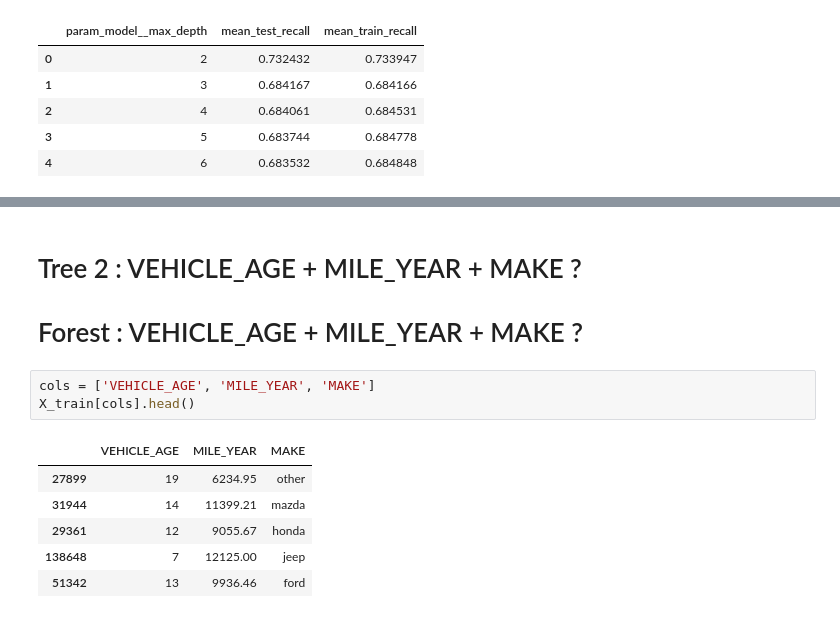
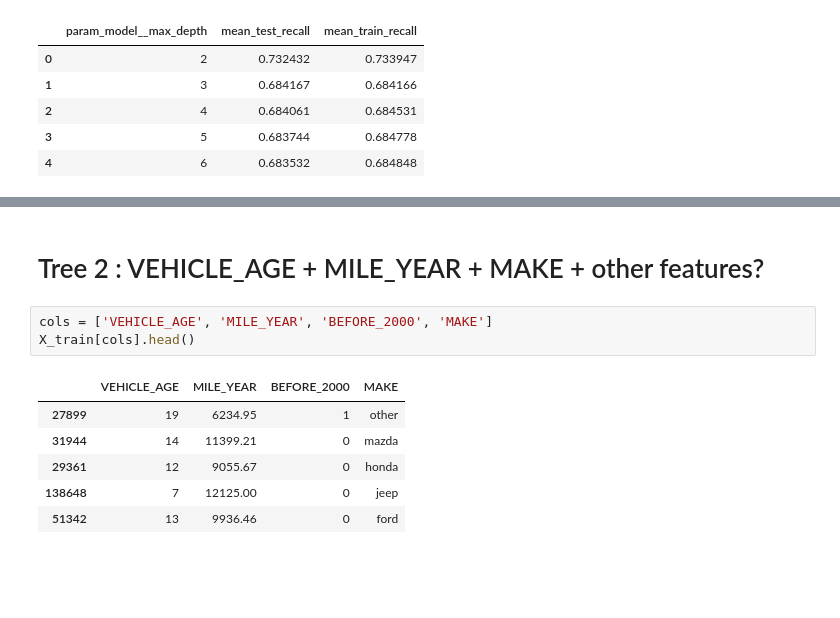
Before and after one commit to hanbo-e/wimlds_emissions, a Jupyter notebook: notebooks/baseline_model_guli.ipynb, the cells around one changed output, grey strips where cells are left out. Drawn from its saved outputs; the diff is of its cells as text; blank space fills up the shorter version.

```diff
--- a/notebooks/baseline_model_guli.ipynb
+++ b/notebooks/baseline_model_guli.ipynb
@@ -726,16 +793,15 @@ scoring_table(search, 0)
 # %% [markdown]
-# Tree 2 : VEHICLE_AGE + MILE_YEAR + MAKE  ?
-# Forest : VEHICLE_AGE + MILE_YEAR + MAKE  ?
+# Tree 2 : VEHICLE_AGE + MILE_YEAR + MAKE  + other features?
 # %%
-cols = ['VEHICLE_AGE', 'MILE_YEAR', 'MAKE']
+cols = ['VEHICLE_AGE', 'MILE_YEAR', 'BEFORE_2000', 'MAKE']
 X_train[cols].head()
 # %% [output]
-|  | VEHICLE_AGE | MILE_YEAR | MAKE |
-| 27899 | 19 | 6234.95 | other |
-| 31944 | 14 | 11399.21 | mazda |
-| 29361 | 12 | 9055.67 | honda |
-| 138648 | 7 | 12125.00 | jeep |
-| 51342 | 13 | 9936.46 | ford |
+|  | VEHICLE_AGE | MILE_YEAR | BEFORE_2000 | MAKE |
+| 27899 | 19 | 6234.95 | 1 | other |
+| 31944 | 14 | 11399.21 | 0 | mazda |
+| 29361 | 12 | 9055.67 | 0 | honda |
+| 138648 | 7 | 12125.00 | 0 | jeep |
+| 51342 | 13 | 9936.46 | 0 | ford |
 # %%
 # Preprocessor
 preprocessor = ColumnTransformer([
```
Also changed, not shown: parts of 39 cells of this notebook.
